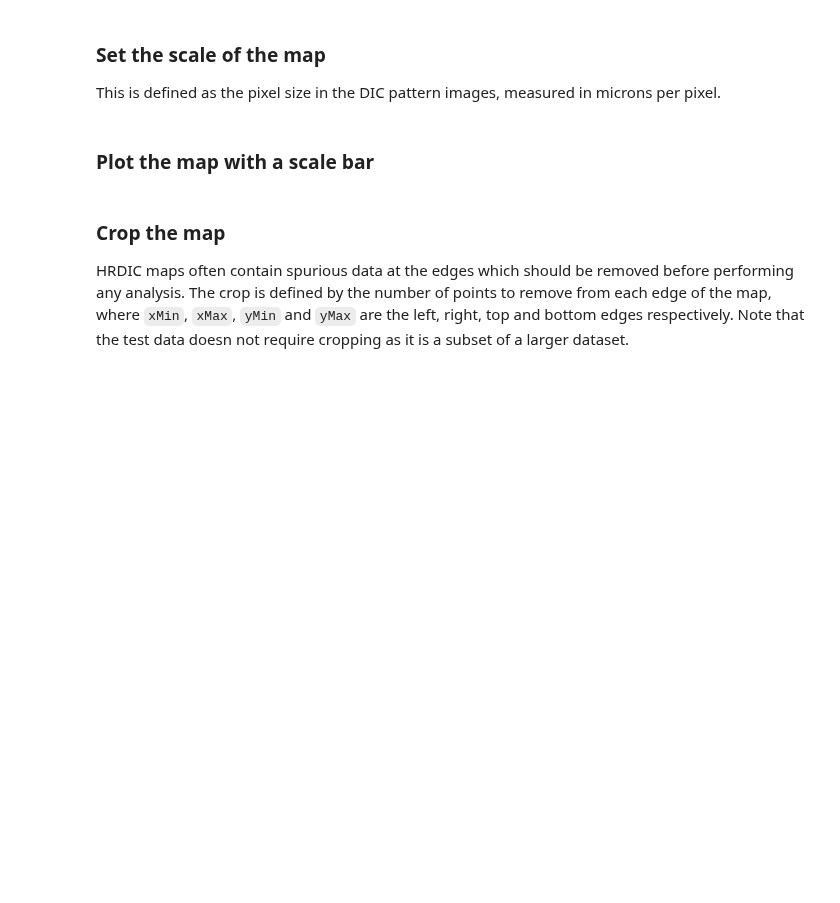
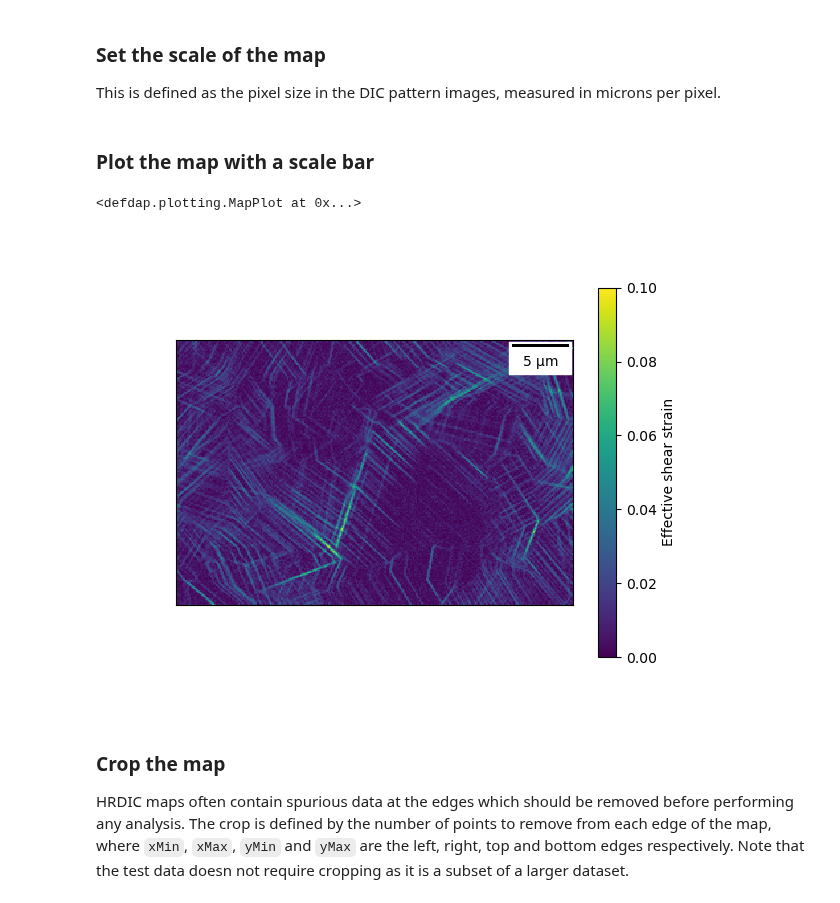
Before and after one commit to MechMicroMan/DefDAP, a Jupyter notebook: example_notebook.ipynb, the cells around one changed output. Saved outputs shown, nothing was run; the diff lists cells and outputs as text; code cells hidden in the pictures; blank space fills up the shorter version.

```diff
--- a/example_notebook.ipynb
+++ b/example_notebook.ipynb
@@ -19,5 +19,5 @@ from defdap.quat import Quat
 # %% [markdown]
 ## Load in a HRDIC map
 # %%
-dicFilePath = "tests/data/"
-dicMap = hrdic.Map(dicFilePath, "testDataDIC.txt")
+dic_filepath = "tests/data/"
+dic_map = hrdic.Map(dic_filepath, "testDataDIC.txt")
@@ -33,7 +29,14 @@ dicMap.setScale(pixelSize)
+# %%
+field_width = 20 # microns
+num_pixels = 2048
+dic_map.set_scale(field_width / num_pixels)
 # %% [markdown]
 ### Plot the map with a scale bar
 # %%
-dicMap.plotMaxShear(vmin=0, vmax=0.10, plotScaleBar=True)
+dic_map.plot_map('max_shear', vmin=0, vmax=0.10, plotScaleBar=True)
+# %% [output]
+<defdap.plotting.MapPlot at 0x...>
+[figure, added]
 # %% [markdown]
 ### Crop the map
 HRDIC maps often contain spurious data at the edges which should be removed before performing any analysis. The crop is defined by the number of points to remove from each edge of the map, where `xMin`, `xMax`, `yMin` and `yMax` are the left, right, top and bottom edges respectively. Note that the test data doesn not require cropping as it is a subset of a larger dataset.
```
Also changed, not shown: parts of 28 cells of this notebook.
